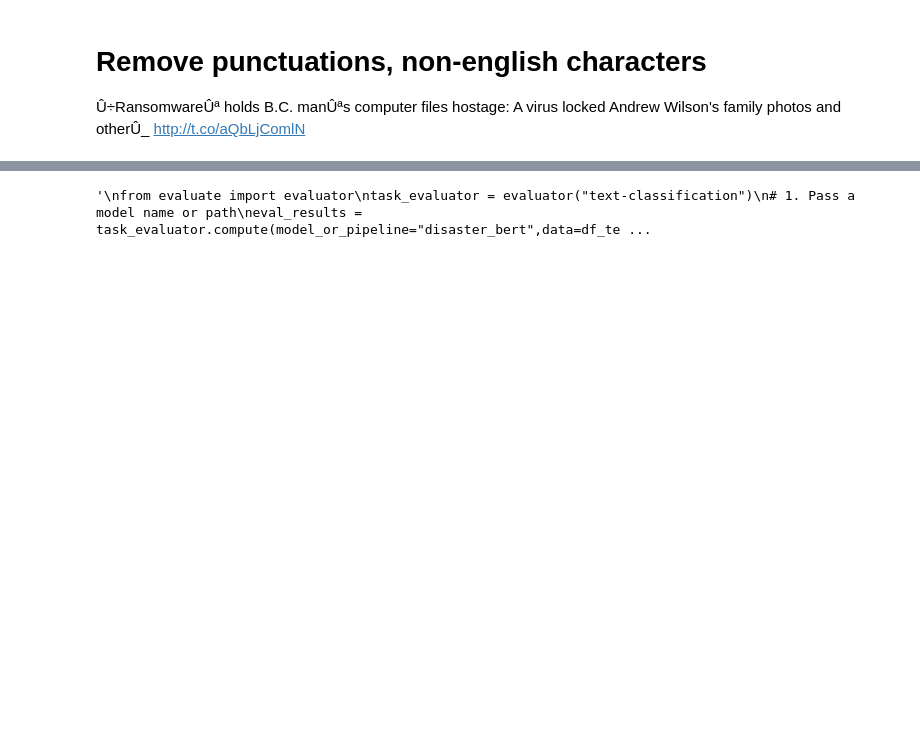
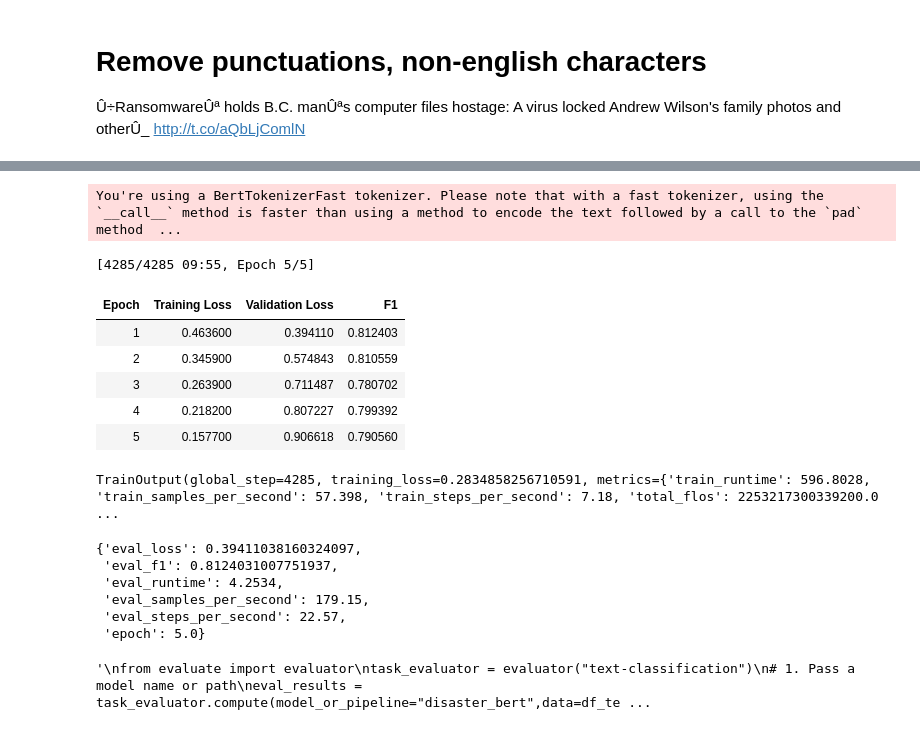
Before and after one commit to aadishchopra/NLP, a Jupyter notebook: disastertweets.ipynb, the cells around one changed output, grey strips where cells are left out. Cells and saved outputs as stored; diff of their text form; code cells hidden in the pictures; blank space fills up the shorter version.

```diff
--- a/disastertweets.ipynb
+++ b/disastertweets.ipynb
@@ -64,3 +53,6 @@ b'\xc2\x89'
+# %%
+#1. Remove characters other than ascii characters
+df['new_text']=df['text'].apply(lambda x : x.encode('ascii',errors='ignore').decode())
 # %%
 pd.set_option('display.max_colwidth', None)
 df_test=pd.read_csv('/kaggle/input/nlp-getting-started/test.csv')
@@ -80,7 +72,7 @@ df_test.head()
 # %%
 df_test_dict=datasets.Dataset.from_dict(df_test)
 # %%
-df=df[['text','target']]
+df=df[['new_text','target']]
 df.head()
 df_train,df_eval=train_test_split(df,test_size=0.1)
 # %%
@@ -91,7 +83,7 @@ tokenizer=AutoTokenizer.from_pretrained('bert-base-uncased')
 # %%
 def letstokenize(text):
     #set_trace()
-    text_t=text['text']
+    text_t=text['new_text']
     target=text['target']
     encoding=tokenizer(text_t,padding="max_length",truncation=True,max_length=128)
     #label=text['Sentiment']
@@ -121,7 +113,7 @@ args=TrainingArguments(
                   evaluation_strategy='epoch',
                   metric_for_best_model=metric_name,
                   per_device_train_batch_size=batch_size,
-                  num_train_epochs=4,
+                  num_train_epochs=5,
                   load_best_model_at_end=True,
                   #no_cuda=True,
                   per_device_eval_batch_size=batch_size,
@@ -177,3 +166,24 @@ TrainOutput(global_step=3428, training_loss=0.3068768246449278, metrics={'train_
+# %%
+trainer.train()
+# %% [output]
+You're using a BertTokenizerFast tokenizer. Please note that with a fast tokenizer, using the `__call__` method is faster than using a method to encode the text followed by a call to the `pad` method  ...
+[4285/4285 09:55, Epoch 5/5]
+| Epoch | Training Loss | Validation Loss | F1 |
+| 1 | 0.463600 | 0.394110 | 0.812403 |
+| 2 | 0.345900 | 0.574843 | 0.810559 |
+| 3 | 0.263900 | 0.711487 | 0.780702 |
+| 4 | 0.218200 | 0.807227 | 0.799392 |
+| 5 | 0.157700 | 0.906618 | 0.790560 |
+TrainOutput(global_step=4285, training_loss=0.2834858256710591, metrics={'train_runtime': 596.8028, 'train_samples_per_second': 57.398, 'train_steps_per_second': 7.18, 'total_flos': 2253217300339200.0 ...
+# %%
+trainer.evaluate()
+# %% [output]
+{'eval_loss': 0.39411038160324097,
+ 'eval_f1': 0.8124031007751937,
+ 'eval_runtime': 4.2534,
+ 'eval_samples_per_second': 179.15,
+ 'eval_steps_per_second': 22.57,
+ 'epoch': 5.0}
 # %%
 '''
 from evaluate import evaluator
```
Also changed, not shown: parts of 10 cells of this notebook.
